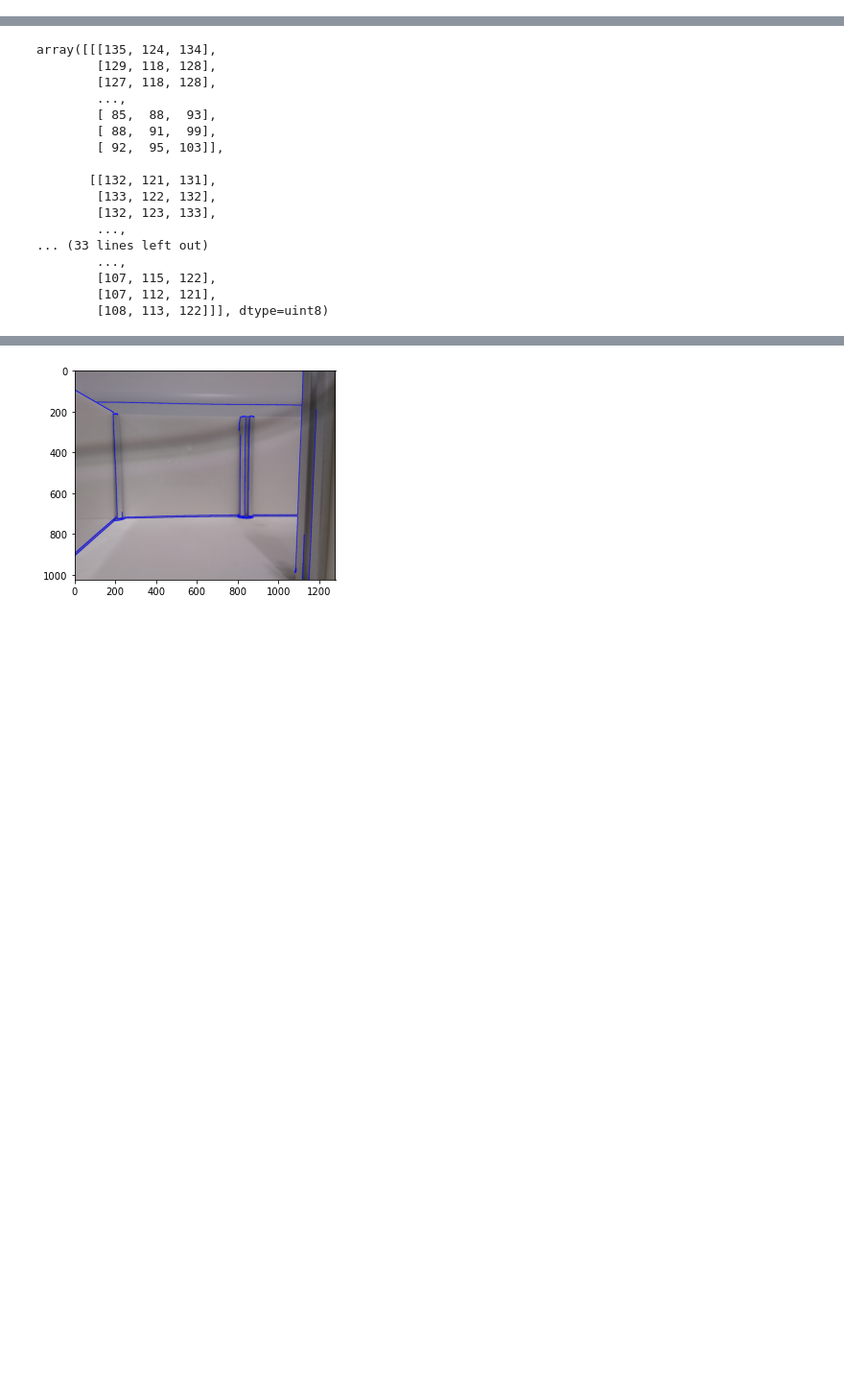
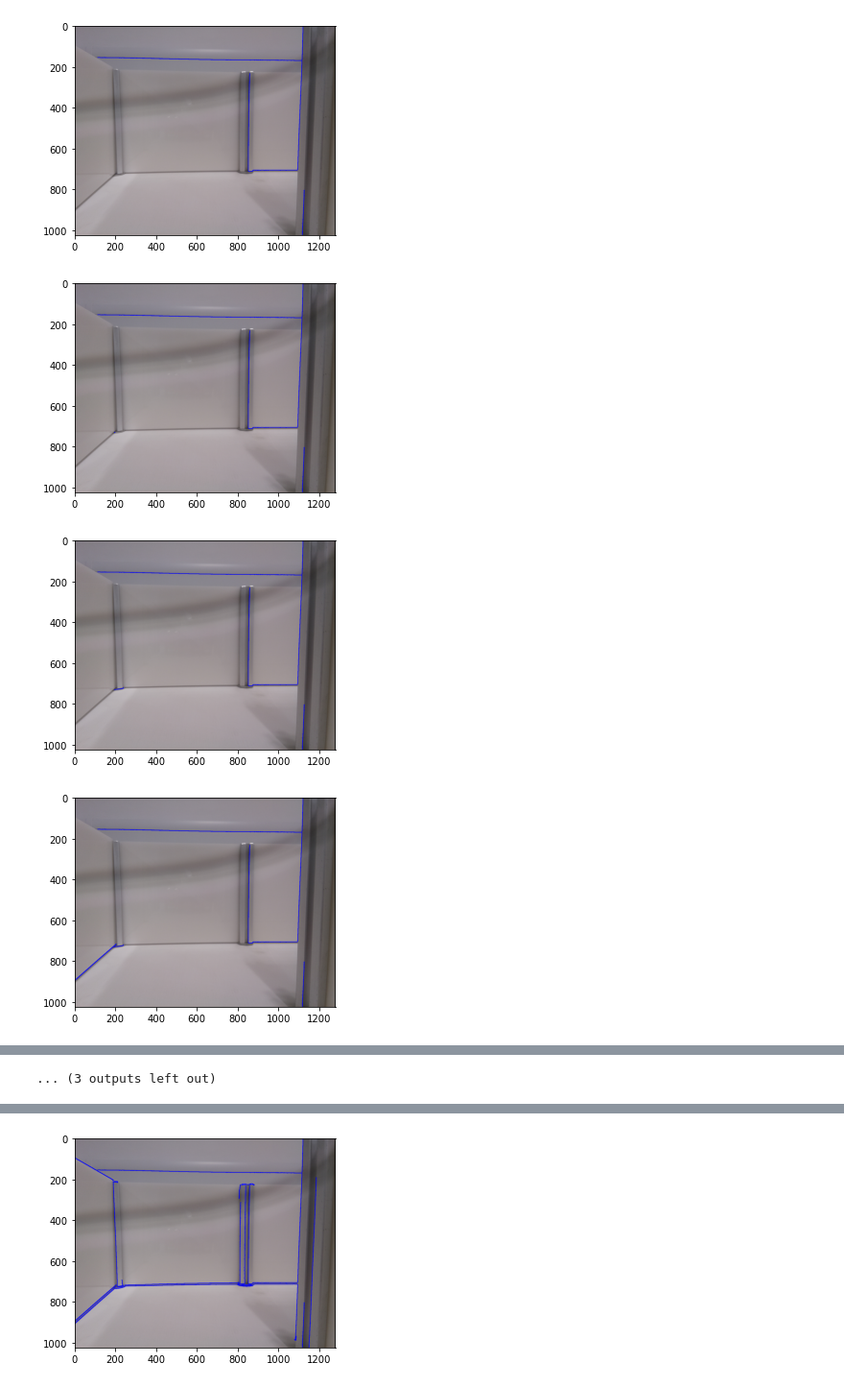
Before and after one commit to aqsakhan2022/Msc-Project, a Jupyter notebook: Code/Untitled.ipynb, the cells around one changed output, grey strips where cells are left out. Shown at 96% size. Drawn from its saved outputs; the diff is of its cells as text; code cells hidden in the pictures; blank space fills up the shorter version.

```diff
--- a/Code/Untitled.ipynb
+++ b/Code/Untitled.ipynb
@@ -33,20 +69,23 @@ plt.imshow(fixColor(canny))
 [figure]
 # %%
-print(len(canny), len(canny[0]))
-count2 = 0
-for i in canny:
-    count = 0
-    #count2 = 0
+# canny_new = [[i if i == 0 else 255 for i in j] for j in canny]
+# print(len(canny_new), len(canny_new[0]))
+# count2 = 0
+# for i in canny:
+#     count = 0
+#     #count2 = 0
+#     print(i)
 
-    for j in i:
-        #print(j)
-        print(canny[count2][count])
-        if j == 0:
-            canny[count2][count] = 200
-            count = count + 1
-            if count > 5:
-                break;
-                #print('This must be the wall')
-    count2 = count2+1
+#     for j in i:
+#         #print(j)
+#         print(canny[count2][count])
+#         if j == 0:
+#             canny[count2][count] = 200
+#             count = count + 1
+#             if count > 5:
+#                 break;
+#                 #print('This must be the wall')
+#     count2 = count2+1
 
-plt.imshow(fixColor(canny))
+#plt.imshow(fixColor(canny_new))
+# recolor(img, 'white', 0, 255)
@@ -77,3 +112,10 @@ coins = img.copy()
 # %%
-cv2.drawContours(coins, cnts, -1, (255, 0, 0), 2)
+for i in range(0,15):
+    cv2.drawContours(coins, [cnts[i]], 0,(255, 0, 0), 2)
+    plt.imshow(fixColor(coins))
+    plt.pause(1)
 # %% [output]
+[figure, added]
+[figure, added]
+[figure, added]
+[figure, added]
@@ -80,20 +130,4 @@ cv2.drawContours(coins, cnts, -1, (255, 0, 0), 2)
-array([[[135, 124, 134],
-        [129, 118, 128],
-        [127, 118, 128],
-        ...,
-        [ 85,  88,  93],
-        [ 88,  91,  99],
-        [ 92,  95, 103]],
-
-       [[132, 121, 131],
-        [133, 122, 132],
-        [132, 123, 133],
-        ...,
-... (33 lines left out)
-        ...,
-        [107, 115, 122],
-        [107, 112, 121],
-        [108, 113, 122]]], dtype=uint8)
+... (3 outputs left out)
 # %%
 plt.imshow(fixColor(coins))
 # %% [output]
```
Also changed, not shown: parts of 11 cells of this notebook, 1 other file.
